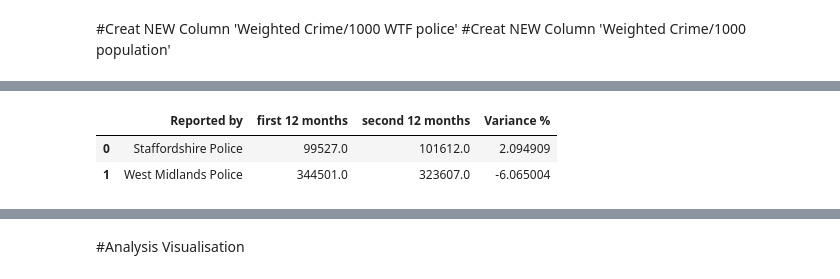
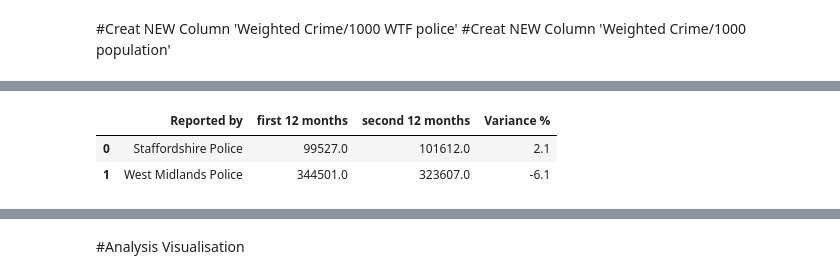
Before and after one commit to zhangwiki86-soton/L7---Data-Analysis-and-Visualisation, a Jupyter notebook: DRAFT Test Glob.ipynb, the cells around one changed output, grey strips where cells are left out. Drawn from its saved outputs; the diff is of its cells as text; code cells hidden in the pictures.

```diff
--- a/DRAFT Test Glob.ipynb
+++ b/DRAFT Test Glob.ipynb
@@ -446,12 +446,13 @@ crime_counts
 # %%
 #Pivot previous table to use 'Month Group' as column headers
 crime_counts_pivot = crime_counts.pivot_table(index='Reported by', columns='Month Group', values='CrimeCount').reset_index()
 crime_counts_pivot.columns.name = None # Remove the 'Month Group' column name
 
 #Calculate variance of the first 12 months and second 12 months
-crime_counts_pivot['Variance %'] =(crime_counts_pivot['second 12 months']-crime_counts_pivot['first 12 months'])/crime_counts_pivot['first 12 months']*100
+crime_counts_pivot ['Variance %'] =(crime_counts_pivot['second 12 months']-crime_counts_pivot['first 12 months'])/crime_counts_pivot['first 12 months']*100
+crime_counts_pivot['Variance %'] = crime_counts_pivot['Variance %'].round(1)
 crime_counts_pivot
 # %% [output]
 |  | Reported by | first 12 months | second 12 months | Variance % |
-| 0 | Staffordshire Police | 99527.0 | 101612.0 | 2.094909 |
-| 1 | West Midlands Police | 344501.0 | 323607.0 | -6.065004 |
+| 0 | Staffordshire Police | 99527.0 | 101612.0 | 2.1 |
+| 1 | West Midlands Police | 344501.0 | 323607.0 | -6.1 |
```
Also changed, not shown: parts of 3 cells of this notebook.
